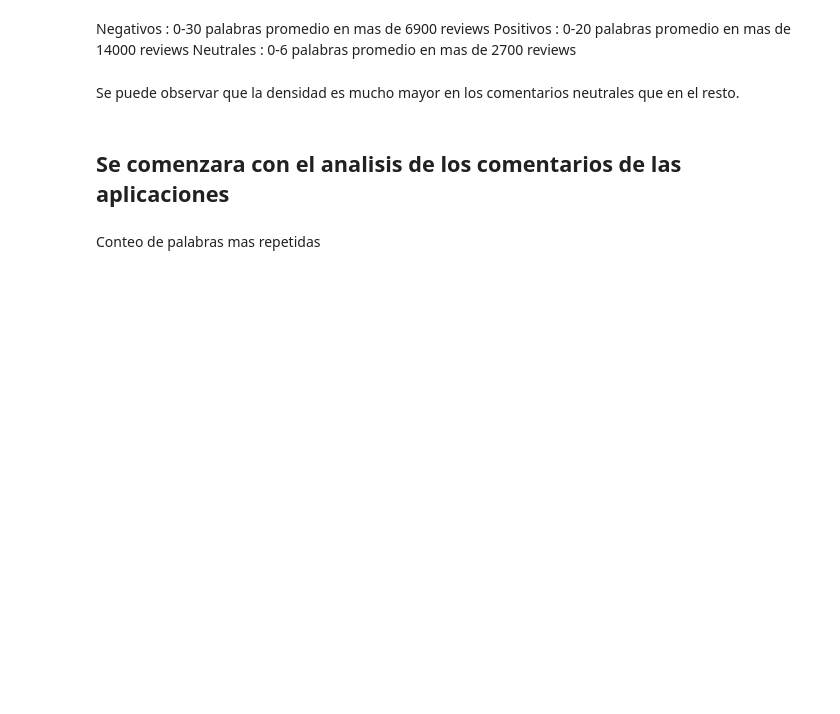
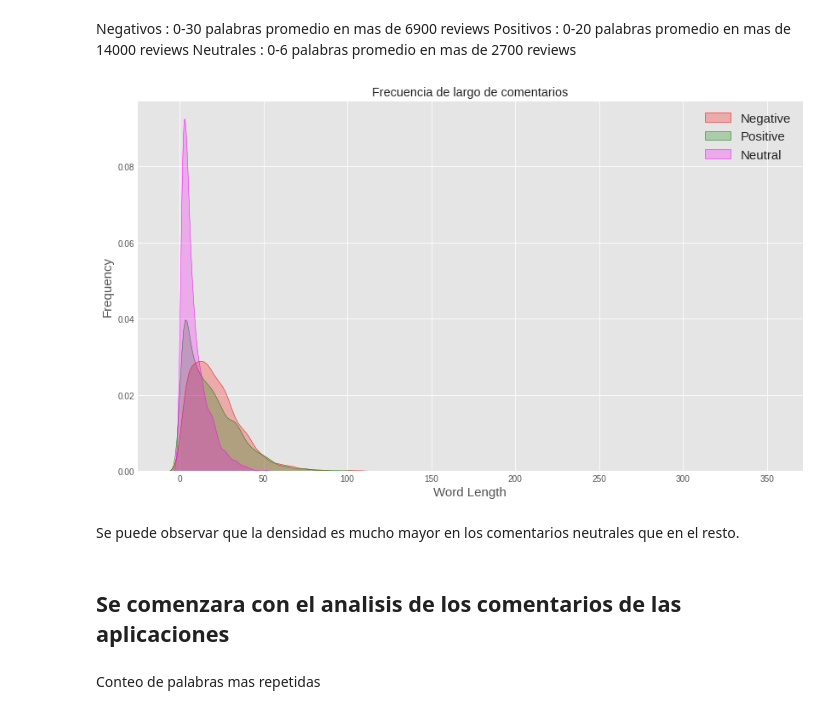
Before and after one commit to joseemaro/bdm_EvaluatingGoogleApps, a Jupyter notebook: tpfinal_reviews.ipynb, the cells around one changed output. Cells and saved outputs as stored; diff of their text form; code cells hidden in the pictures; blank space fills up the shorter version.

```diff
--- a/tpfinal_reviews.ipynb
+++ b/tpfinal_reviews.ipynb
@@ -185,13 +199,16 @@ Neutrales : 0-6 palabras promedio en  mas de 2700 reviews
 # %%
 #Se busca analizar la frecencia del largo de las reviews entre los diferentes tipos
 plt.figure(figsize=(14, 8))
 g = sns.kdeplot(df_len_neg, color="Red", shade = True)
 g = sns.kdeplot(df_len_pos, ax =g, color="Green", shade= True)
 g = sns.kdeplot(df_len_neutral, ax =g, color="magenta", shade= True)
 
 g.set_xlabel("Word Length",fontsize=15)
 g.set_ylabel("Frequency",fontsize=15)
+g.set_title("Frecuencia de largo de comentarios")
 g = g.legend(["Negative","Positive","Neutral"], fontsize=15)
+# %% [output]
+[figure, added]
 # %% [markdown]
 Se puede observar que la densidad es mucho mayor en los comentarios neutrales que en el resto.
 # %% [markdown]
```
Also changed, not shown: parts of 23 cells of this notebook.
